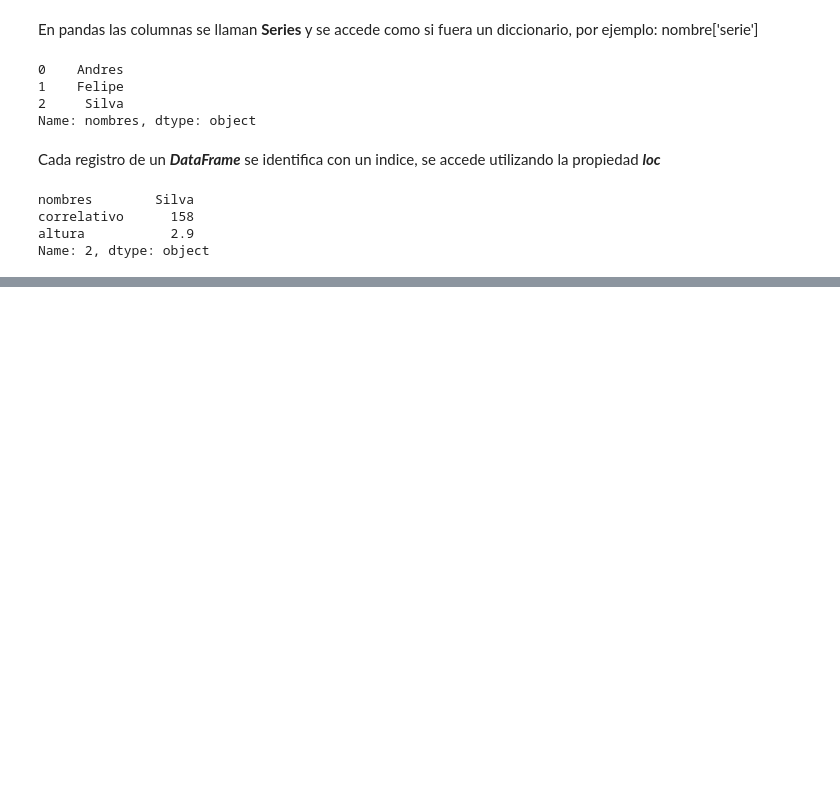
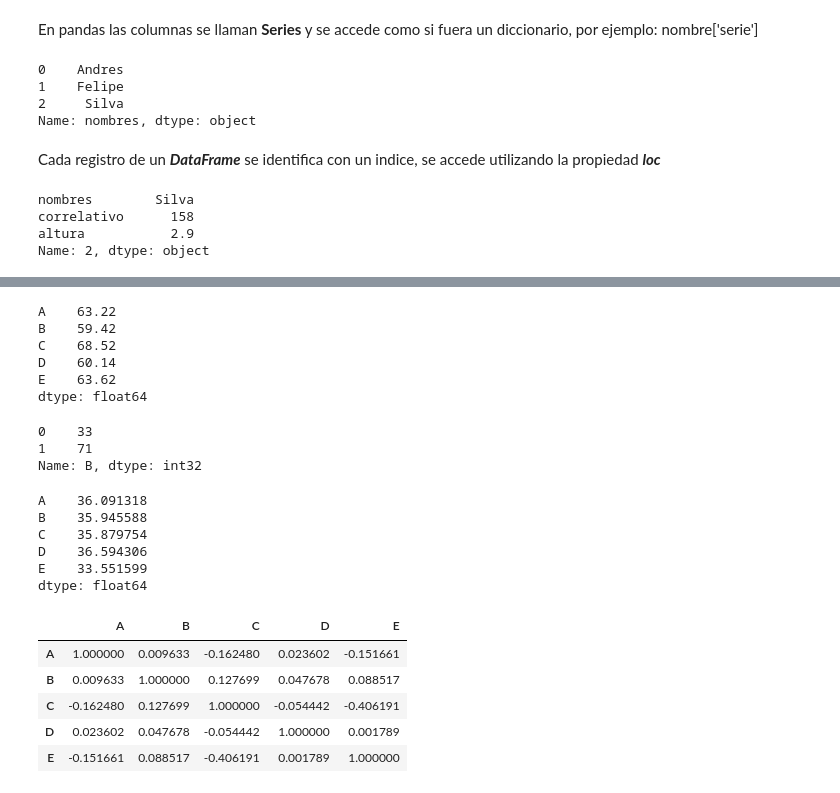
Before and after one commit to AND3SIL4/clases-ai, a Jupyter notebook: youtube/Introducción a pandas.ipynb, the cells around one changed output, grey strips where cells are left out. Saved outputs shown, nothing was run; the diff lists cells and outputs as text; code cells hidden in the pictures; blank space fills up the shorter version.

```diff
--- a/youtube/Introducción a pandas.ipynb
+++ b/youtube/Introducción a pandas.ipynb
@@ -75,0 +130,38 @@ Name: 2, dtype: object
+# %%
+# Media o promedio (mean)
+prueba_df.mean()
+# %% [output]
+A    63.22
+B    59.42
+C    68.52
+D    60.14
+E    63.62
+dtype: float64
+# %%
+# Moda en funcion de la columna (mode)
+# Esta es la funcion para contar
+prueba_df['B'].mode()
+# %% [output]
+0    33
+1    71
+Name: B, dtype: int32
+# %%
+# Desviacion estandar (std) que tan variados estan los datos del promedio
+prueba_df.std()
+# %% [output]
+A    36.091318
+B    35.945588
+C    35.879754
+D    36.594306
+E    33.551599
+dtype: float64
+# %%
+# Correlacion (corr) que tanto estan relacionadas las columnas
+prueba_df.corr()
+# %% [output]
+|  | A | B | C | D | E |
+| A | 1.000000 | 0.009633 | -0.162480 | 0.023602 | -0.151661 |
+| B | 0.009633 | 1.000000 | 0.127699 | 0.047678 | 0.088517 |
+| C | -0.162480 | 0.127699 | 1.000000 | -0.054442 | -0.406191 |
+| D | 0.023602 | 0.047678 | -0.054442 | 1.000000 | 0.001789 |
+| E | -0.151661 | 0.088517 | -0.406191 | 0.001789 | 1.000000 |
```
Also changed, not shown: parts of 5 cells of this notebook.
